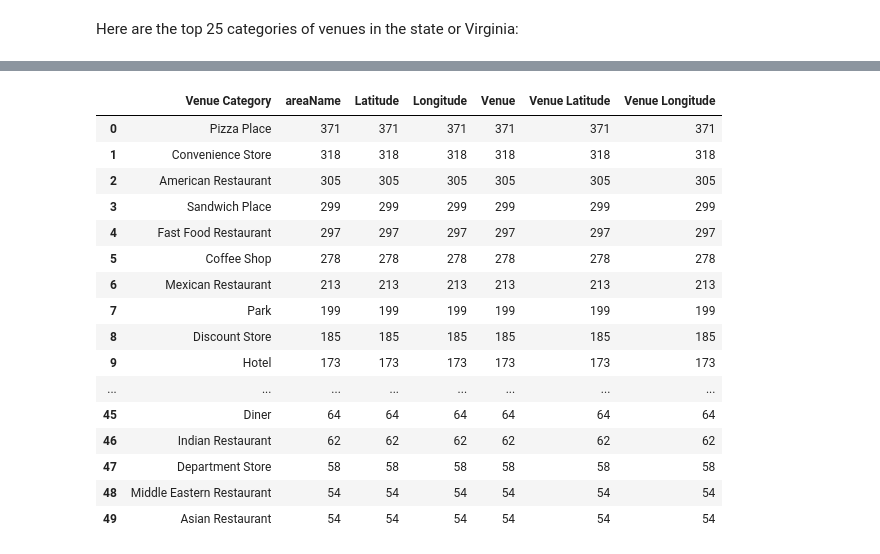
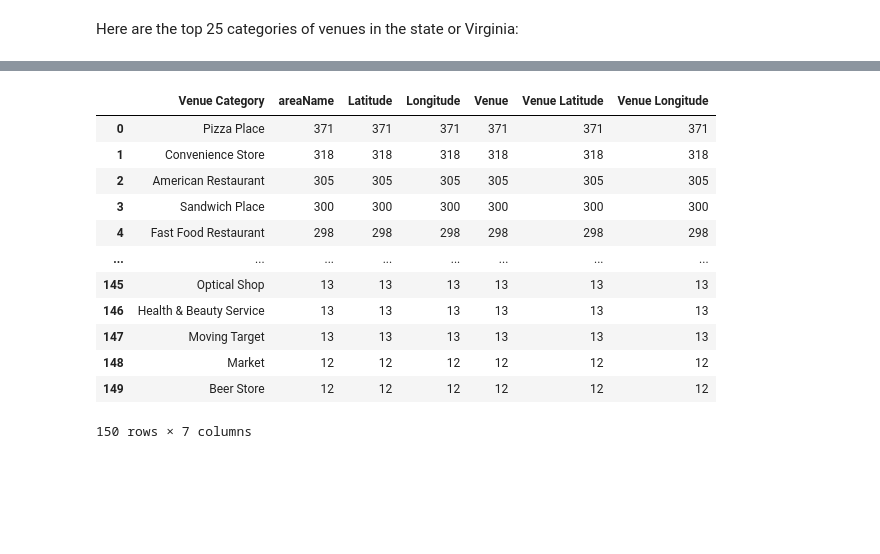
Before and after one commit to hdmcspadden/Virginia_Covid_Trending_Venues, a Jupyter notebook: Trending_Venues_in_Virginia_COVID-19_Hot_Spot_Zip_Codes.ipynb, the cells around one changed output, grey strips where cells are left out. Saved outputs shown, nothing was run; the diff lists cells and outputs as text; code cells hidden in the pictures; blank space fills up the shorter version.

```diff
--- a/Trending_Venues_in_Virginia_COVID-19_Hot_Spot_Zip_Codes.ipynb
+++ b/Trending_Venues_in_Virginia_COVID-19_Hot_Spot_Zip_Codes.ipynb
@@ -404,7 +393,7 @@ For ongoing working I only need the following columns:
 * areaName
 * aboveorbelow
 # %%
-df_ZipsToUse = df_ZipCOVIDUnion.drop(['city','county','pop','DecNumCases','DecCOVIDPerCap'], axis=1)
+df_ZipsToUse = df_ZipCOVIDUnion.drop(['city','county','DecNumCases','DecCOVIDPerCap'], axis=1)
 print(df_ZipsToUse.shape)
 df_ZipsToUse.head()
 # %% [output]
@@ -600,22 +585,18 @@ Here are the top 50 venue categories when the areaName has an **below average**
 # %%
-df_bottomVenuesAbove = nearby_venues[nearby_venues['areaName'].isin(df_ZipsToUse[df_ZipsToUse['aboveorbelow'] == 'below']['areaName'])].groupby('Venue Category').count().sort_values(by='areaName', ascending=False).head(50)
-df_bottomVenuesAbove.reset_index(inplace=True)
-df_bottomVenuesAbove.head(50)
+df_bottomVenuesBelow = nearby_venues[nearby_venues['areaName'].isin(df_ZipsToUse[df_ZipsToUse['aboveorbelow'] == 'below']['areaName'])].groupby('Venue Category').count().sort_values(by='areaName', ascending=False).head(150)
+df_bottomVenuesBelow.reset_index(inplace=True)
+df_bottomVenuesBelow.head(150)
 # %% [output]
 |  | Venue Category | areaName | Latitude | Longitude | Venue | Venue Latitude | Venue Longitude |
 | 0 | Pizza Place | 371 | 371 | 371 | 371 | 371 | 371 |
 | 1 | Convenience Store | 318 | 318 | 318 | 318 | 318 | 318 |
 | 2 | American Restaurant | 305 | 305 | 305 | 305 | 305 | 305 |
-| 3 | Sandwich Place | 299 | 299 | 299 | 299 | 299 | 299 |
-| 4 | Fast Food Restaurant | 297 | 297 | 297 | 297 | 297 | 297 |
-| 5 | Coffee Shop | 278 | 278 | 278 | 278 | 278 | 278 |
-| 6 | Mexican Restaurant | 213 | 213 | 213 | 213 | 213 | 213 |
-| 7 | Park | 199 | 199 | 199 | 199 | 199 | 199 |
-| 8 | Discount Store | 185 | 185 | 185 | 185 | 185 | 185 |
-| 9 | Hotel | 173 | 173 | 173 | 173 | 173 | 173 |
+| 3 | Sandwich Place | 300 | 300 | 300 | 300 | 300 | 300 |
+| 4 | Fast Food Restaurant | 298 | 298 | 298 | 298 | 298 | 298 |
 | ... | ... | ... | ... | ... | ... | ... | ... |
-| 45 | Diner | 64 | 64 | 64 | 64 | 64 | 64 |
-| 46 | Indian Restaurant | 62 | 62 | 62 | 62 | 62 | 62 |
-| 47 | Department Store | 58 | 58 | 58 | 58 | 58 | 58 |
-| 48 | Middle Eastern Restaurant | 54 | 54 | 54 | 54 | 54 | 54 |
-| 49 | Asian Restaurant | 54 | 54 | 54 | 54 | 54 | 54 |
+| 145 | Optical Shop | 13 | 13 | 13 | 13 | 13 | 13 |
+| 146 | Health & Beauty Service | 13 | 13 | 13 | 13 | 13 | 13 |
+| 147 | Moving Target | 13 | 13 | 13 | 13 | 13 | 13 |
+| 148 | Market | 12 | 12 | 12 | 12 | 12 | 12 |
+| 149 | Beer Store | 12 | 12 | 12 | 12 | 12 | 12 |
+150 rows × 7 columns
```
Also changed, not shown: parts of 35 cells of this notebook.
